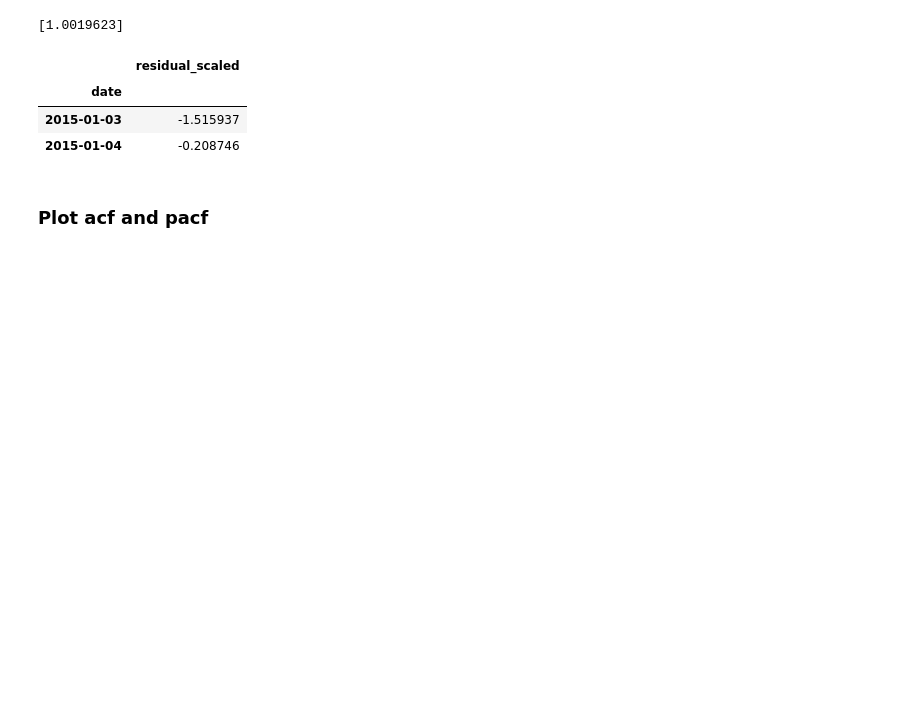
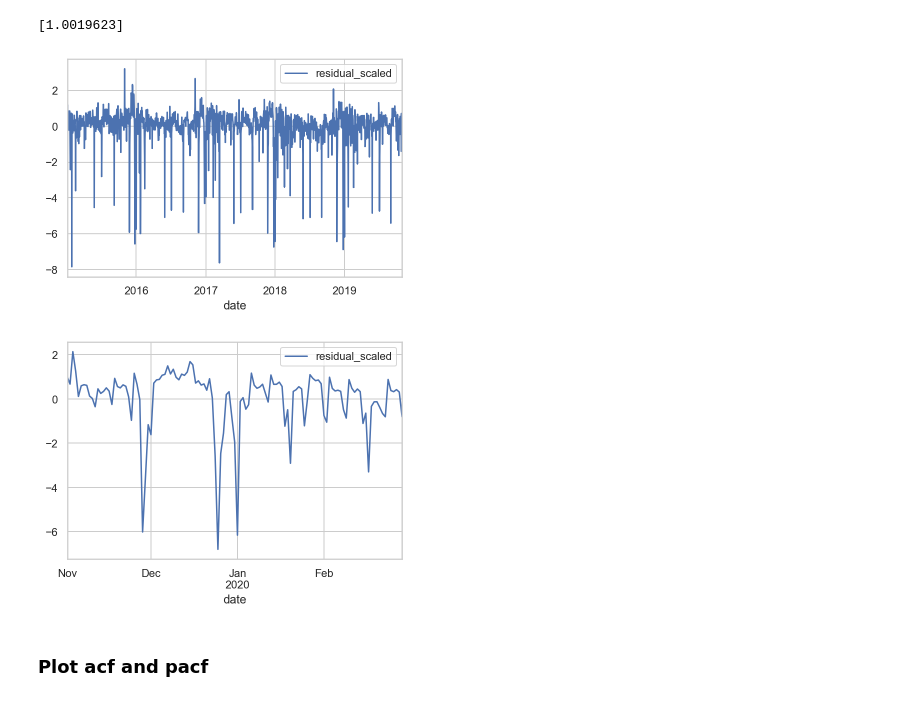
Before and after one commit to sujeongcha/TimeSeries-Transporation-and-Covid19, a Jupyter notebook: Modelling/subway_Arima.ipynb, the cells around one changed output. Saved outputs shown, nothing was run; the diff lists cells and outputs as text; code cells hidden in the pictures; blank space fills up the shorter version.

```diff
--- a/Modelling/subway_Arima.ipynb
+++ b/Modelling/subway_Arima.ipynb
@@ -146,15 +149,13 @@ def remove_weekday_profile(row):
     return row['entries_detrended'] / weekday_factor[row['weekday']]
 def remove_month_profile(row):
     return row['entries_detrended_deweekdayed'] / month_factor[row['month']]
-def factor_model(row):
-    return row['trend'] * weekday_factor[row['weekday']] * month_factor[row['month']]
 # %% [markdown]
 pred = f(trend) * f(weekday) * f(month)
 # %%
-def factor_model(df):
+def plot_factor_model(df):
     weekday_factor = df.groupby('weekday')['entries_detrended'].mean().to_dict()
     df['entries_detrended_deweekdayed']  = df.apply(remove_weekday_profile, axis=1)
-    month_factor = df_preCovid_all.groupby('month')['entries_detrended'].mean().to_dict()
+    month_factor = df.groupby('month')['entries_detrended'].mean().to_dict()
     df['entries_detrended_deweekdayed_demonthed']  = df.apply(remove_month_profile, axis=1)
 
     #plot factored-out data
@@ -164,7 +165,7 @@ def factor_model(df):
 
     return df
 # %%
-df_preCovid_all = factor_model(df_preCovid_all)
+df_preCovid_all = plot_factor_model(df_preCovid_all)
 # %% [output]
 [figure]
 # %% [markdown]
@@ -290,13 +291,13 @@ df_preCovid_residual_test['residual_scaled'] = scaler.transform(df_preCovid_resi
 # %%
 df_preCovid_residual_train.drop('entries_detrended_deweekdayed_demonthed', axis=1, inplace=True)
 df_preCovid_residual_test.drop('entries_detrended_deweekdayed_demonthed', axis=1, inplace=True)
-# %%
-df_preCovid_residual_train.head(2)
-# %% [output]
-|  | residual_scaled |
-| date |  |
-| 2015-01-03 | -1.515937 |
-| 2015-01-04 | -0.208746 |
+# %%
+df_preCovid_residual_train.plot()
+df_preCovid_residual_test.plot()
+plt.show()
+# %% [output]
+[figure, added]
+[figure, added]
 # %% [markdown]
 ### Plot acf and pacf
 # %%
```
Also changed, not shown: parts of 39 cells of this notebook.
